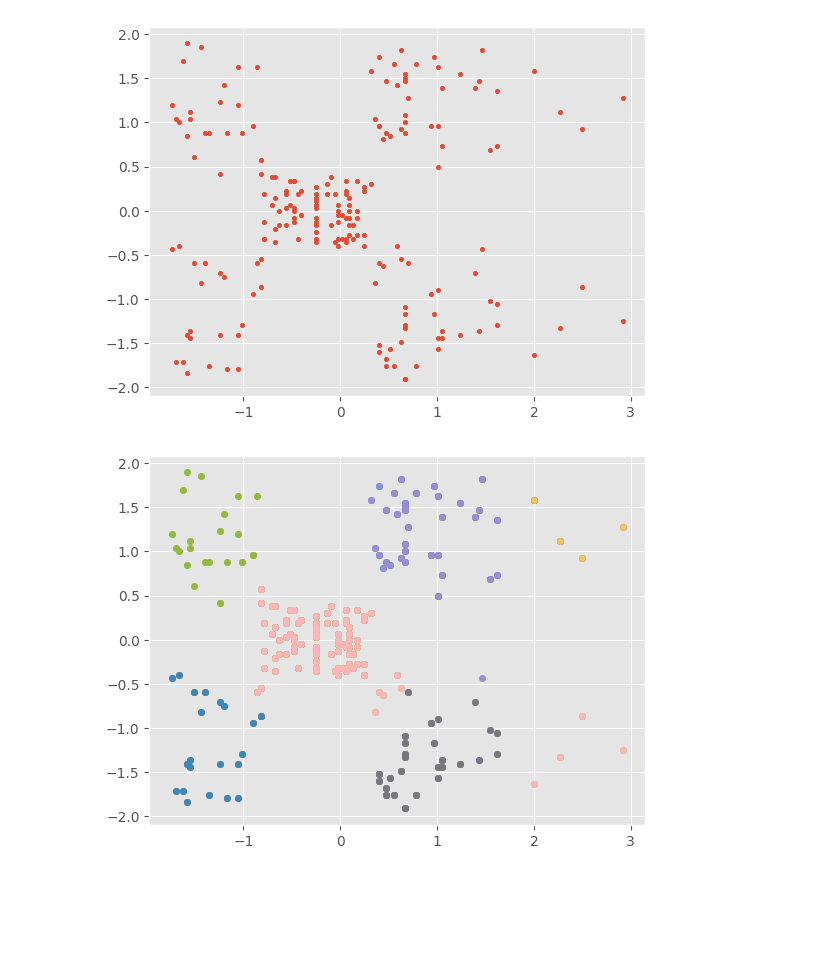
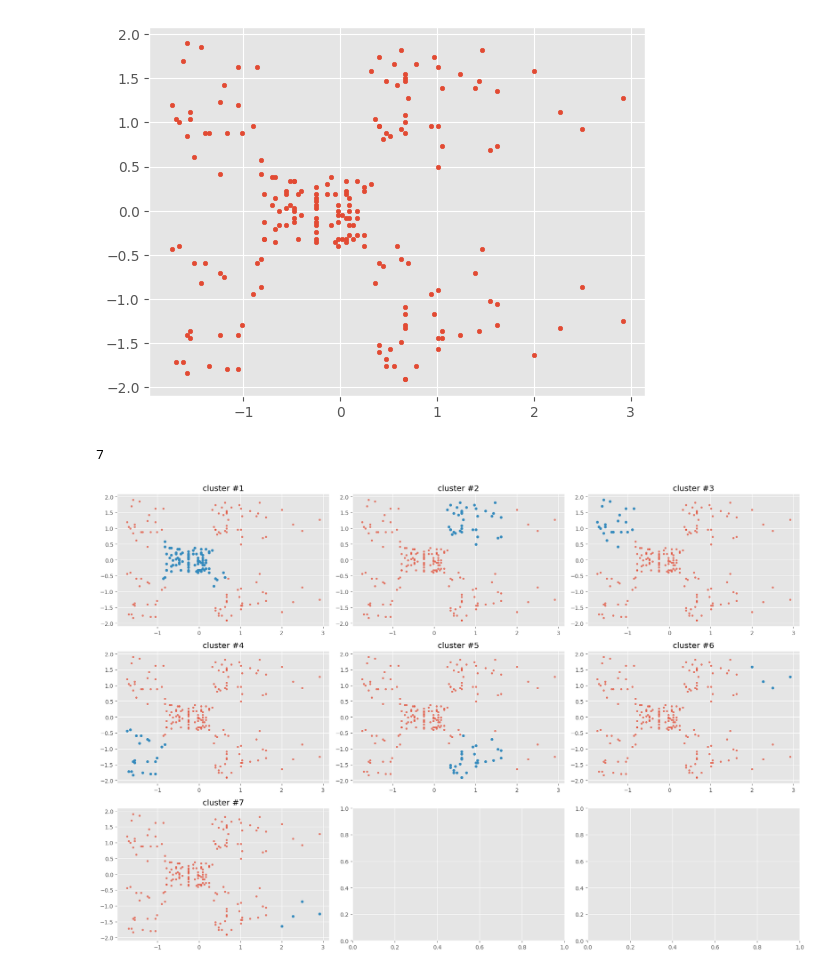
Before and after one commit to fadeeva/nakedML, a Jupyter notebook: MLnotes/004_Clustering.ipynb, the cells around one changed output. Saved outputs shown, nothing was run; the diff lists cells and outputs as text; code cells hidden in the pictures; blank space fills up the shorter version.

```diff
--- a/MLnotes/004_Clustering.ipynb
+++ b/MLnotes/004_Clustering.ipynb
@@ -633,15 +632,13 @@ plt.tight_layout()
 # %% [output]
 [figure]
 # %%
-data = df[['income', 'score']].copy()
-
 scaler = StandardScaler()
-scaler.fit(data)
-data = pd.DataFrame(
-    data=scaler.transform(data),
+scaler.fit(df[['income', 'score']])
+data_scaled = pd.DataFrame(
+    data=scaler.transform(df[['income', 'score']]),
     columns=['income', 'score']
 )
-plt.scatter(data['income'], data['score'], s=10)
+plt.scatter(data_scaled['income'], data_scaled['score'], s=10)
 # %% [output]
 <matplotlib.collections.PathCollection at 0x...>
 [figure]
@@ -654,8 +651,8 @@ is_enough = lambda a, b, error: np.sum(np.abs(a - b) < error) == 2
 error = .01
 R = 1
 
-# plt.scatter(data['income'], data['score'], s=10)
-
+data = data_scaled.copy()
+clusters = []
 while True:
     if data.shape[0] > 1:
         f = get_f(data)
@@ -667,12 +664,25 @@ while True:
         idx = data[data['distances']<R].index
         new_f = center(cluster[['income', 'score']])
 
-        plt.scatter(cluster['income'], cluster['score'], s=20)
-
         if not is_enough(f, new_f, error):
             f = new_f
         else: break
 
+    clusters.append(cluster)
     data.drop(idx, inplace=True)
-# %% [output]
-[figure, removed]
+# %%
+len(clusters)
+# %% [output]
+7
+# %%
+fig, axs = plt.subplots(3, 3, figsize=(18, 12))
+axs = axs.flatten()
+
+for i, cluster in enumerate(clusters):
+    axs[i].scatter(data_scaled['income'], data_scaled['score'], s=10, alpha=.7)
+    axs[i].scatter(cluster['income'], cluster['score'], s=20)
+    axs[i].set_title(f'cluster #{i+1}')
+
+plt.tight_layout()
+# %% [output]
+[figure, added]
```
Also changed, not shown: parts of 1 cell of this notebook.
